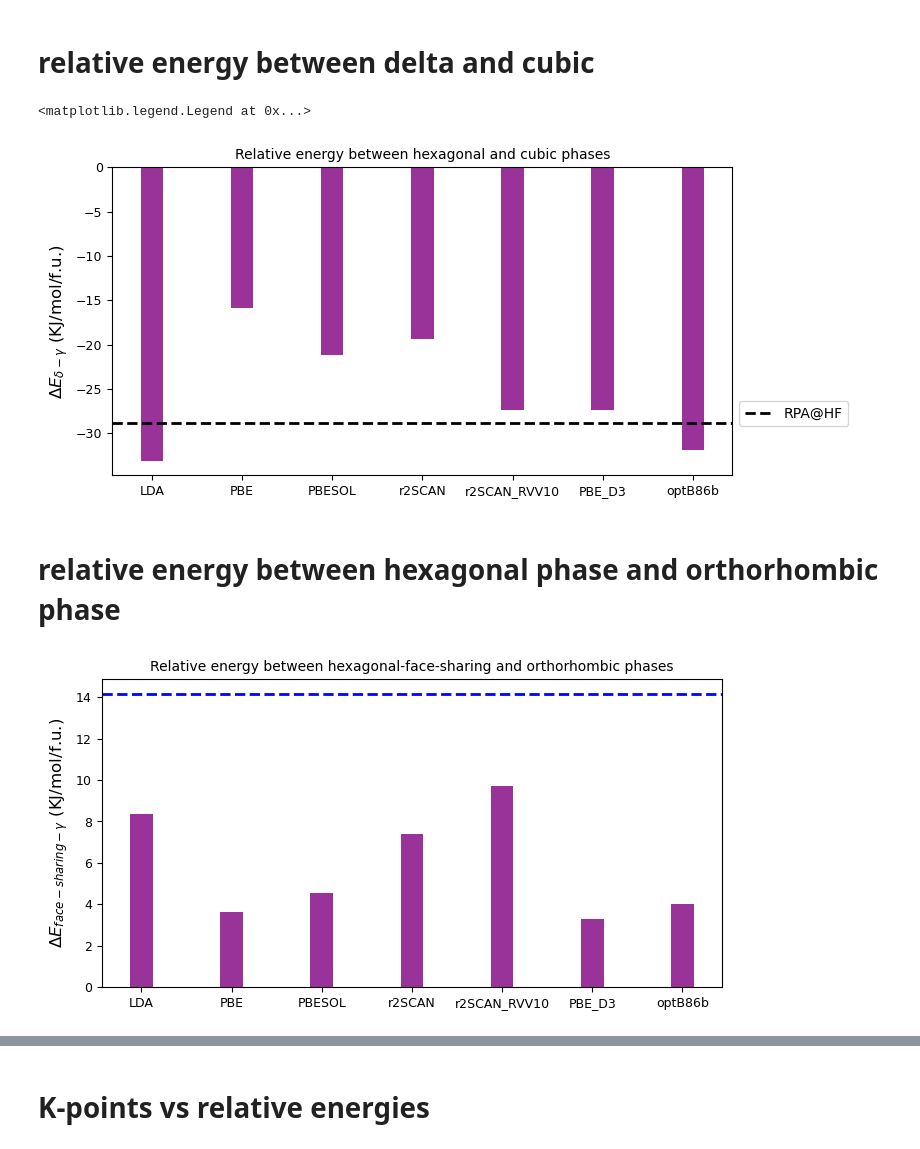
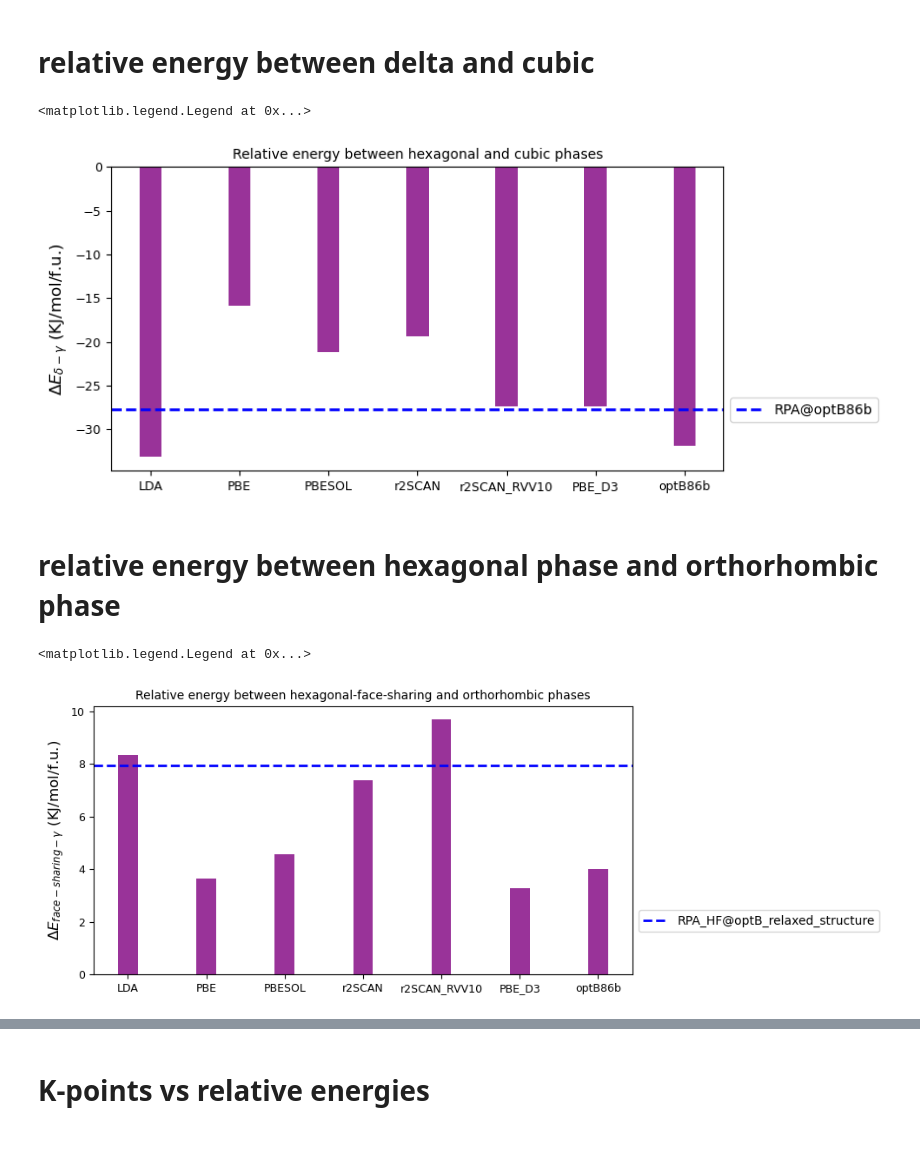
Before and after one commit to paramvir3/Crystal-Structures-Halide-perovskite, a Jupyter notebook: CsPbI3/structure.ipynb, the cells around one changed output, grey strips where cells are left out. Drawn from its saved outputs; the diff is of its cells as text; code cells hidden in the pictures.

```diff
--- a/CsPbI3/structure.ipynb
+++ b/CsPbI3/structure.ipynb
@@ -919,33 +919,33 @@ ax.legend(loc='center left', bbox_to_anchor=(1.0, 0.2))
 # %%
 name = ['LDA', 'PBE', 'PBESOL', 'r2SCAN', 'r2SCAN_RVV10', 'PBE_D3', 'optB86b']
 
 
 final_cubic_delta = [(64.20073426-65.57145986)*96.491566/4,
                      (56.25959565-56.91759026)*96.491566/4, \
                      (60.22900901-61.10493712)*96.491566/4, \
                      (643.51816345-644.32015158)*96.491566/4, \
                      (637.58837030-638.72289283)*96.491566/4, \
                      (61.08882819-62.22204117)*96.491566/4, \
                      (12.05534908-13.37563823)*96.491566/4]
 
 fig, (ax) = plt.subplots(figsize=(8,4))
 
 ax.bar(name,final_cubic_delta, color='purple', width = 0.25, alpha=0.8)
 
-#plt.axhline(y = (332.52419812-333.67466505)*96.491566/4, color = 'b', linestyle = '--', lw=2, label='RPA@optB86b')
+plt.axhline(y = (332.52419812-333.67466505)*96.491566/4, color = 'b', linestyle = '--', lw=2, label='RPA@optB86b')
 #plt.axhline(y =(332.23421324-333.29082568)*96.491566/4 , color = 'g', linestyle = '--', lw=2, label='RPA@PBE')
-plt.axhline(y = (332.48900244- 333.68606579)*96.491566/4, color = 'k', linestyle = '--', lw=2, label='RPA@HF')
+#plt.axhline(y = (332.48900244- 333.68606579)*96.491566/4, color = 'k', linestyle = '--', lw=2, label='RPA@HF')
 
 ax.set_ylabel('$\Delta E_{\delta - \gamma}$ (KJ/mol/f.u.)', fontsize = 12)
 ax.set_title('Relative energy between hexagonal and cubic phases', fontsize=10)
 ax.tick_params(labelsize=9)
 
 ax.legend(loc='center left', bbox_to_anchor=(1.0, 0.2))
 
 #plt.savefig('relative_energy_delta_cubic.png')
 # %% [output]
 <matplotlib.legend.Legend at 0x...>
-[figure, old version]
+[figure, new version]
 # %% [markdown]
 # relative energy between hexagonal phase and orthorhombic phase
 # %%
@@ -963,15 +963,16 @@ fig, (ax) = plt.subplots(figsize=(8,4))
 
 ax.bar(name,final_gamma_delta, color='purple', width = 0.25, alpha=0.8)
 
-plt.axhline(y = (333.12892725-332.54216715)*96.491566/4, color = 'b', linestyle = '--', lw=2, label='RPA@HF')
+plt.axhline(y = (333.12892725-332.80017654)*96.491566/4, color = 'b', linestyle = '--', lw=2, label='RPA_HF@optB_relaxed_structure')
 
 
 ax.set_ylabel('$\Delta E_{face-sharing -\gamma}$ (KJ/mol/f.u.)', fontsize = 12)
 ax.set_title('Relative energy between hexagonal-face-sharing and orthorhombic phases', fontsize=10)
 ax.tick_params(labelsize=9)
 
-#ax.legend(loc='center left', bbox_to_anchor=(1.0, 0.2))
+ax.legend(loc='center left', bbox_to_anchor=(1.0, 0.2))
 
 #plt.savefig('relative_energy_hexagonal_ortho.png')
 # %% [output]
+<matplotlib.legend.Legend at 0x...>
-[figure, old version]
+[figure, new version]
```
Also changed, not shown: parts of 2 cells of this notebook, 14 other files.
